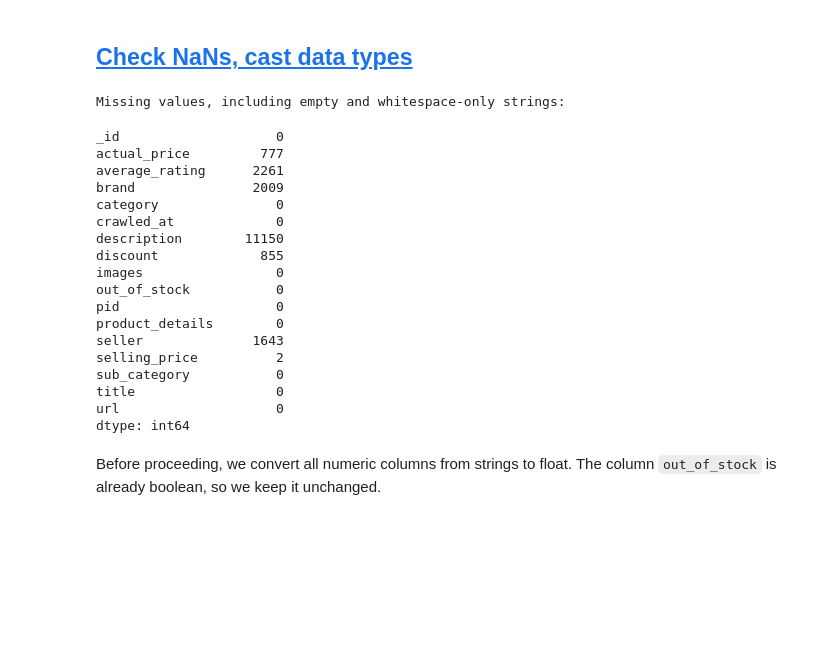
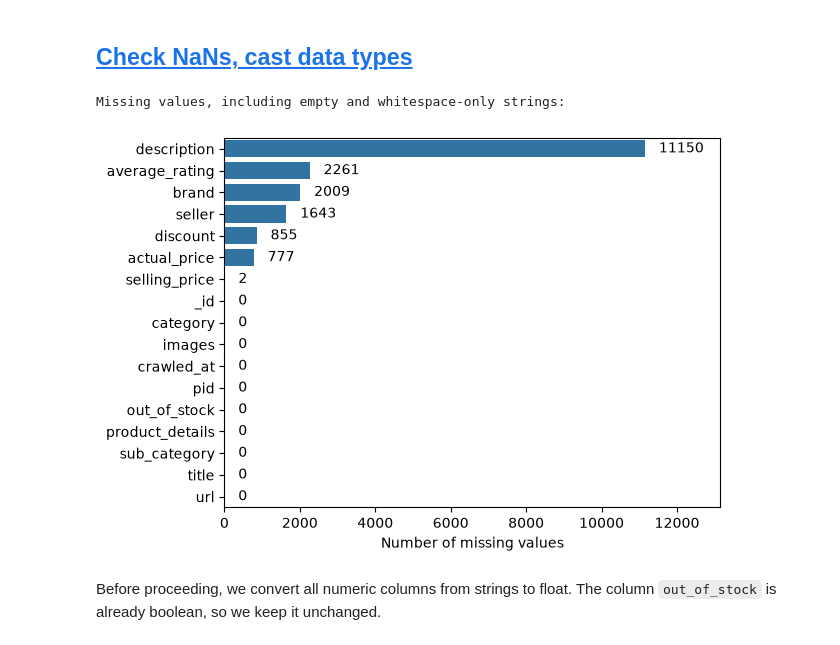
Before and after one commit to froggyalchemist/irwa-search-engine, a Jupyter notebook: project_progress/part_1/preprocessing.ipynb, the cells around one changed output. Cells and saved outputs as stored; diff of their text form; code cells hidden in the pictures; blank space fills up the shorter version.

Commit message:
Add barplot with missing values

```diff
--- a/project_progress/part_1/preprocessing.ipynb
+++ b/project_progress/part_1/preprocessing.ipynb
@@ -59,37 +60,23 @@ memory usage: 3.5+ MB
 # %% [markdown]
 ## <a id='toc1_2_'></a>[Check NaNs, cast data types](#toc0_)
 # %%
-# Check for missing values, including empty and whitespace-only strings
-print("Missing values, including empty and whitespace-only strings:")
-display(
-    df.replace(r"^\s*$", pd.NA, regex=True)
-      .isna()
-      .sum()
-)
-
 # Verify product identifiers are unique
 assert df["pid"].notna().all()
 assert df["pid"].is_unique
+
+# Check for missing values, including empty and whitespace-only strings
+print("Missing values, including empty and whitespace-only strings:")
+missing = df.replace(r"^\s*$", pd.NA, regex=True).isna().sum()
+
+# Horizontal barplot
+ax = sns.barplot(missing.sort_values(ascending=False), orient='h')
+ax.set_xlabel("Number of missing values")
+ax.set_xlim(right=max(missing)+2000)
+for container in ax.containers:
+    ax.bar_label(container, padding=10)
 # %% [output]
 Missing values, including empty and whitespace-only strings:
-_id                    0
-actual_price         777
-average_rating      2261
-brand               2009
-category               0
-crawled_at             0
-description        11150
-discount             855
-images                 0
-out_of_stock           0
-pid                    0
-product_details        0
-seller              1643
-selling_price          2
-sub_category           0
-title                  0
-url                    0
-dtype: int64
+[figure, added]
 # %% [markdown]
 Before proceeding, we convert all numeric columns from strings to float. The column `out_of_stock` is already boolean, so we keep it unchanged.
 # %%
```
Also changed, not shown: parts of 3 cells of this notebook.
